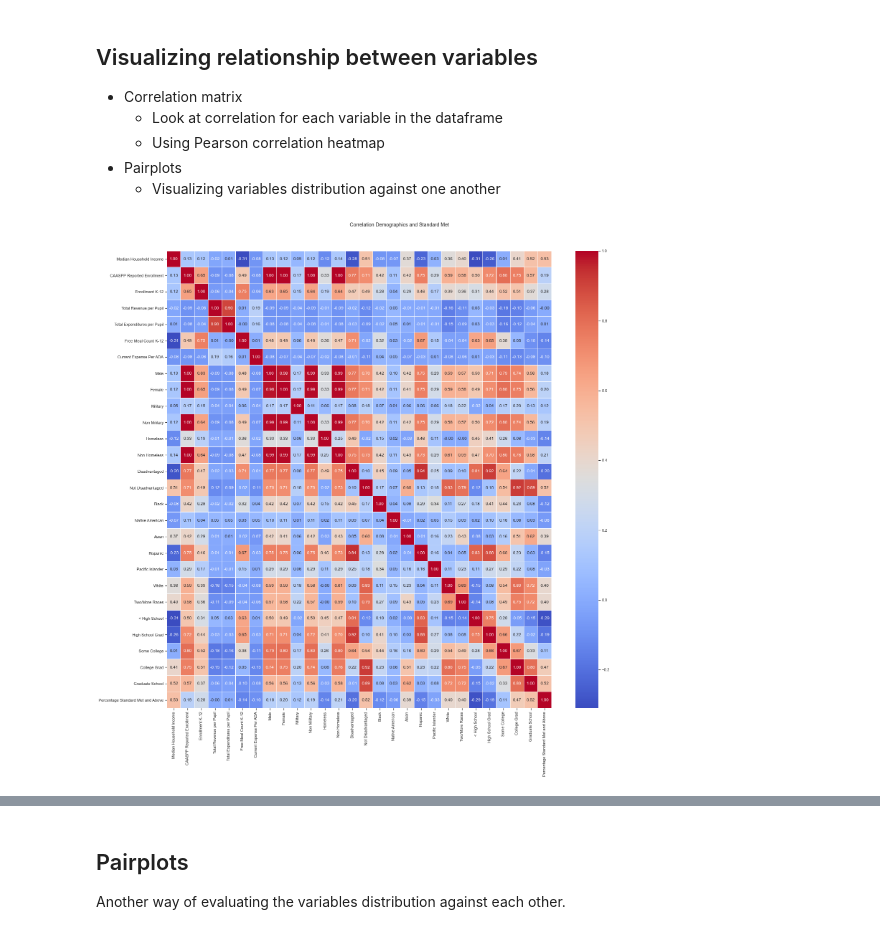
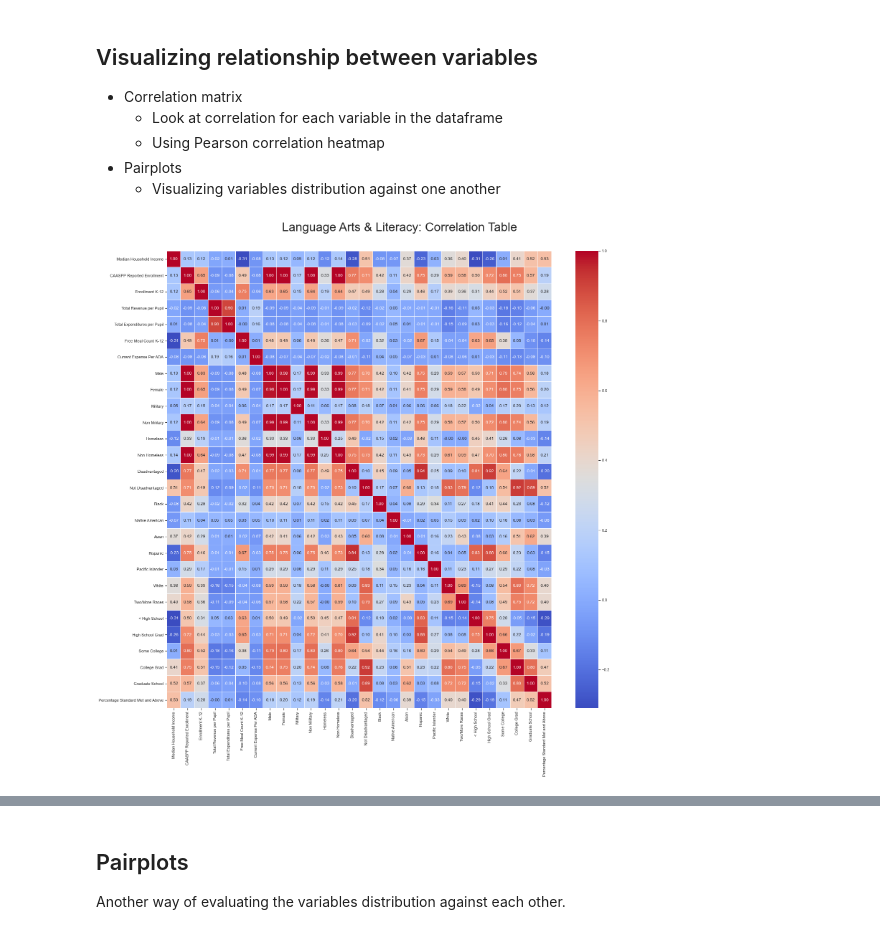
Before and after one commit to gabriellewald/springboard-coursework, a Jupyter notebook: education_project/Capstone2_education_project.ipynb, the cells around one changed output, grey strips where cells are left out. Cells and saved outputs as stored; diff of their text form; code cells hidden in the pictures.

```diff
--- a/education_project/Capstone2_education_project.ipynb
+++ b/education_project/Capstone2_education_project.ipynb
@@ -1333,9 +1437,9 @@ table.describe().T.apply(lambda s: s.apply('{0:.2f}'.format)) #lambda function s
 # %%
 corrmat = table.corr()
 f, ax = plt.subplots(figsize=(24, 22))
 hm = sns.heatmap(round(corrmat,2), annot=True, ax=ax, cmap="coolwarm",fmt='.2f',
                  linewidths=.05)
 f.subplots_adjust(top=0.93)
-t= f.suptitle('Correlation Demographics and Standard Met', fontsize=14)
+t= f.suptitle('Language Arts & Literacy: Correlation Table', fontsize=34)
 # %% [output]
-[figure, old version]
+[figure, new version]
```
Also changed, not shown: parts of 16 cells of this notebook.
